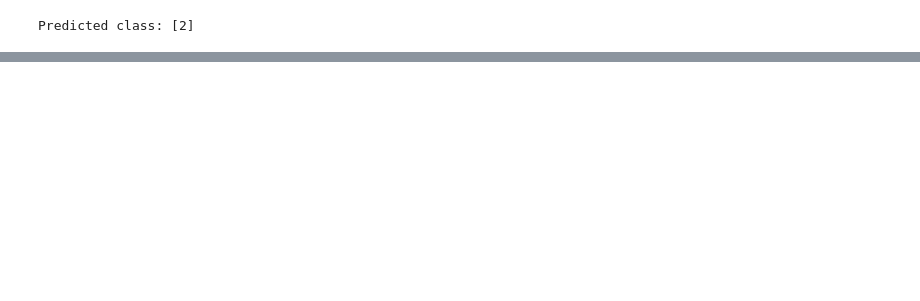
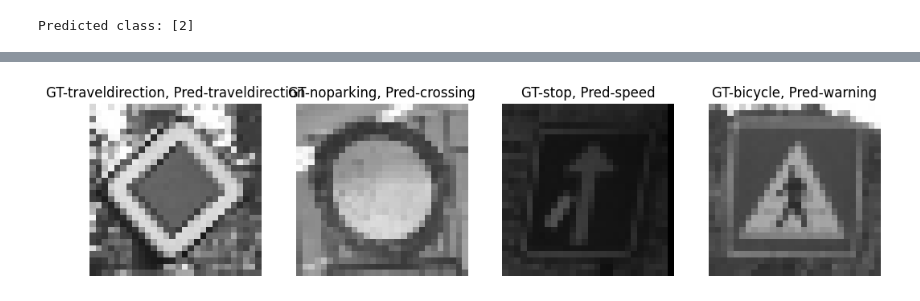
Before and after one commit to dotnetrundmc/roadtrafficsigns, a Jupyter notebook: trafficsigns.ipynb, the cells around one changed output, grey strips where cells are left out. Drawn from its saved outputs; the diff is of its cells as text; code cells hidden in the pictures; blank space fills up the shorter version.

Commit message:
added basic training of sign-types using a nn

```diff
--- a/trafficsigns.ipynb
+++ b/trafficsigns.ipynb
@@ -234,0 +391,3 @@ Predicted class: [2]
+# %%
+train_data['class'] = train_data['class'].astype('str')
+val_data['class'] = val_data['class'].astype('str')
@@ -234,0 +422,2 @@ Predicted class: [2]
+# %%
+history = model.fit_generator(train_generator, validation_data = validation_generator, epochs=50, verbose=0)
@@ -234,0 +430,15 @@ Predicted class: [2]
+# %%
+test_data['class'] = test_data['class'].astype('str')
+
+test_datagen = ImageDataGenerator(rescale=1./255, data_format='channels_last')
+
+batch_size = 1
+
+test_generator = test_datagen.flow_from_dataframe(
+        dataframe=test_data,
+        directory='./',
+        x_col="imgPath",
+        y_col="class",
+        target_size=(28, 28),
+        batch_size=batch_size,
+        class_mode='categorical')
@@ -234,0 +452,22 @@ Predicted class: [2]
+# %%
+label_names = {'rightofway' : 0, 'stop' : 1, 'bicycle' : 2, 'limitedtraffic' : 3, 'noentry' : 4, 'noparking' : 5, 'roundabout' : 6, 'speed' : 7, 'trafficdirective' : 8, 'traveldirection' : 9,
+               'continue' : 10, 'crossing' : 11, 'laneend' : 12, 'parking' : 13, 'giveway' : 14, 'warning' : 15}
+# %%
+d_inv = {v: k for k, v in label_names.items()}
+plt.figure(figsize=(16,4))
+batches = 0
+for x,y in test_generator:
+        batches = batches + 1
+        y_hat = model.predict(x, verbose=0)
+        x = np.squeeze(x)
+        if batches < 5:
+            plt.subplot(1,5,batches)
+            plt.imshow(x)
+            plt.title("GT-{}, Pred-{}".format(d_inv[np.argmax(y[0])], d_inv[np.argmax(y_hat[0])] ))
+
+        else:
+            break
+
+        plt.axis('off')
+# %% [output]
+[figure, added]
```
Also changed, not shown: parts of 33 cells of this notebook.
